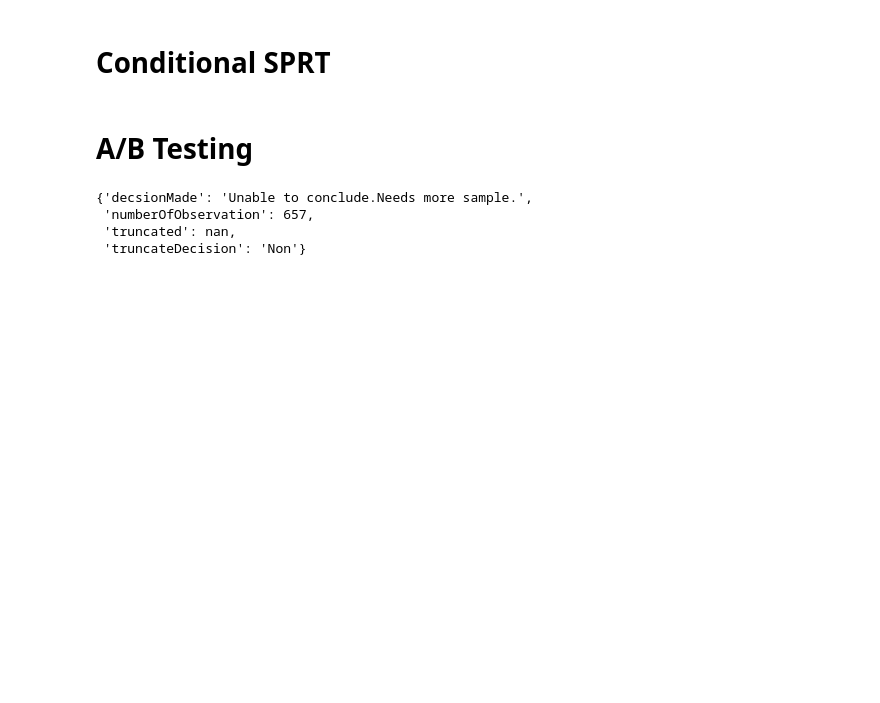
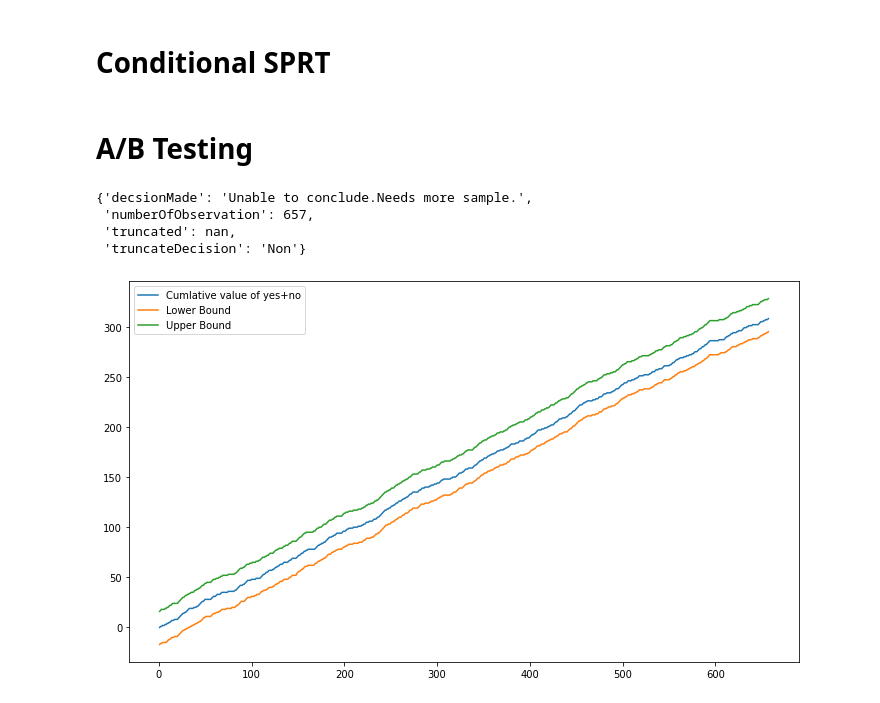
Before and after one commit to abu-bakarr/10_Academy_Week2_Group, a Jupyter notebook: notebooks/Sequential-AB-Testing.ipynb, the cells around one changed output. Cells and saved outputs as stored; diff of their text form; code cells hidden in the pictures; blank space fills up the shorter version.

Commit message:
plotted sprt experimental

```diff
--- a/notebooks/Sequential-AB-Testing.ipynb
+++ b/notebooks/Sequential-AB-Testing.ipynb
@@ -359,3 +359,7 @@ conditionalSPRTObj.jsonResult(res)
  'numberOfObservation': 657,
  'truncated': nan,
  'truncateDecision': 'Non'}
+# %%
+conditionalSPRTObj.plotExperiment(res)
+# %% [output]
+[figure, added]
```
